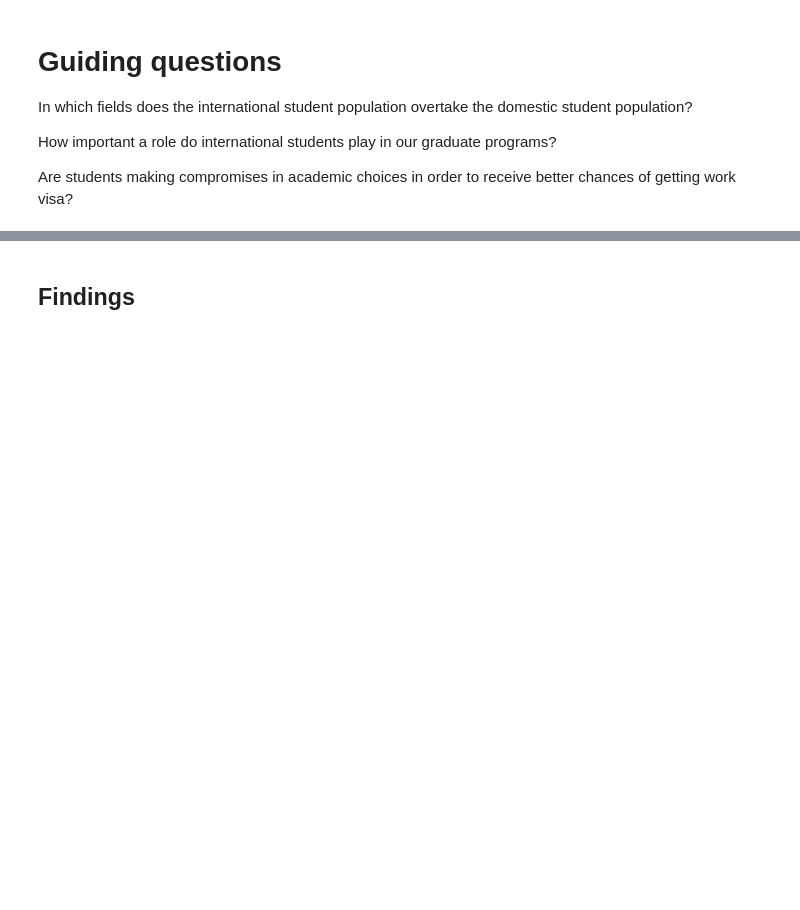
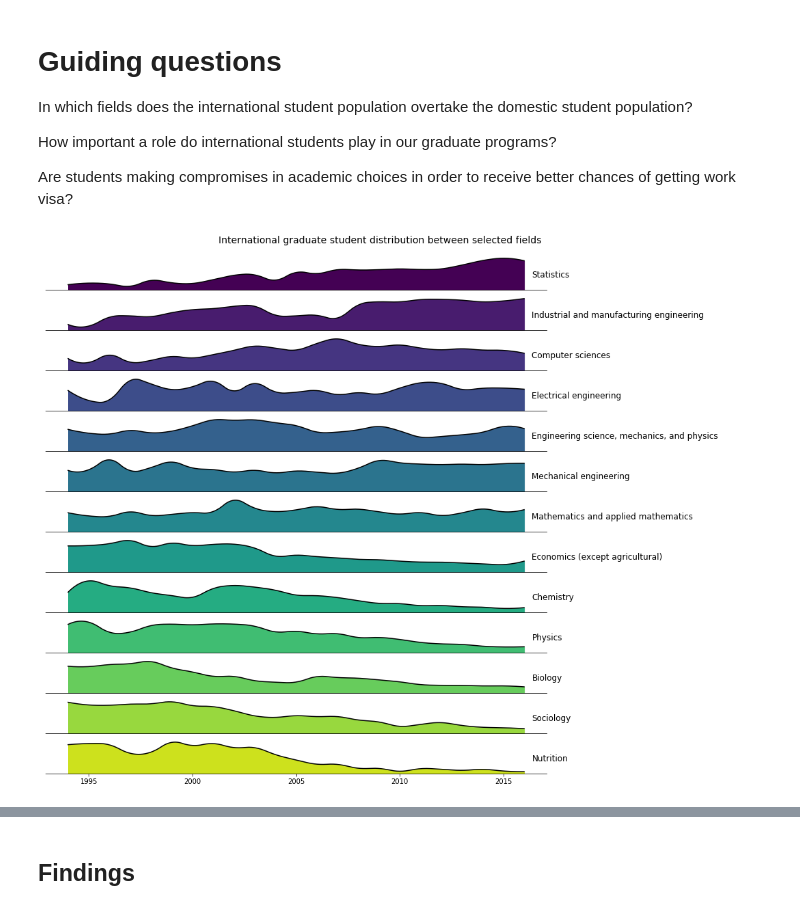
Before and after one commit to graphicsdesk/international-students, a Jupyter notebook: notebooks/gss-detailed-distribution.ipynb, the cells around one changed output, grey strips where cells are left out. Saved outputs shown, nothing was run; the diff lists cells and outputs as text; code cells hidden in the pictures; blank space fills up the shorter version.

```diff
--- a/notebooks/gss-detailed-distribution.ipynb
+++ b/notebooks/gss-detailed-distribution.ipynb
@@ -66,7 +66,7 @@ selectedFields = [
 from scipy.interpolate import interp1d
 from matplotlib import cm
 # %%
-def plotProportion(ax, field, xaxis=False, color='black'):
+def plotProportion(ax, field, xaxis=False, color='black', label=True):
     where = []
     counts = []
     for y in range(len(years)):
@@ -84,7 +84,9 @@ def plotProportion(ax, field, xaxis=False, color='black'):
 
     smoothCounts = [smoothCounts[i] if spacedWhere[i] else None for i in range(len(smoothCounts))]
     ax.plot(spacedYears, smoothCounts, color='black')
-    ax.set_title(field, x=.97, y=0.25, loc='left')
+
+    if label:
+        ax.set_title(field, x=.97, y=0.25, loc='left')
 
     ax.spines['right'].set_visible(False)
     ax.spines['top'].set_visible(False)
@@ -98,10 +100,16 @@ def plotProportion(ax, field, xaxis=False, color='black'):
 # %%
 fig, axarr = plt.subplots(len(selectedFields), 1, sharex=True, figsize=(14, 12))
 
 for i in range(len(selectedFields)):
-    plotProportion(axarr[i], selectedFields[i], xaxis=(i != len(selectedFields) - 1), color=cm.viridis(i / len(selectedFields)))
+    plotProportion(
+        axarr[i],
+        selectedFields[i],
+        xaxis=(i != len(selectedFields) - 1),
+        color=cm.viridis(i / len(selectedFields))
+    )
 
 fig.text(0.5, 0.96, 'International graduate student distribution between selected fields', ha='center', fontsize=14)
 
 fig.tight_layout(rect=[0, 0.03, 1, 0.95])
-fig.savefig('student_distribution.png')
+# %% [output]
+[figure, added]
```
Also changed, not shown: parts of 1 cell of this notebook, 2 other files.
